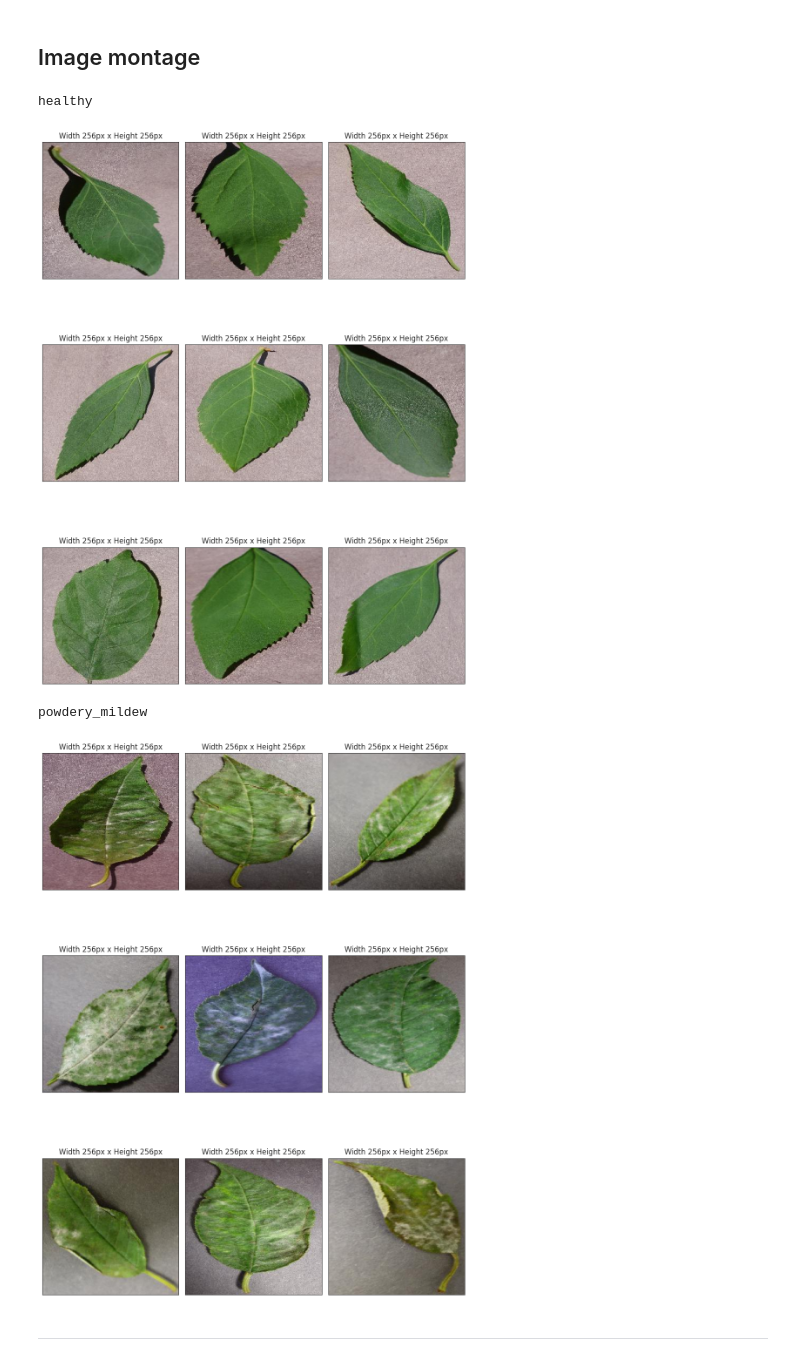
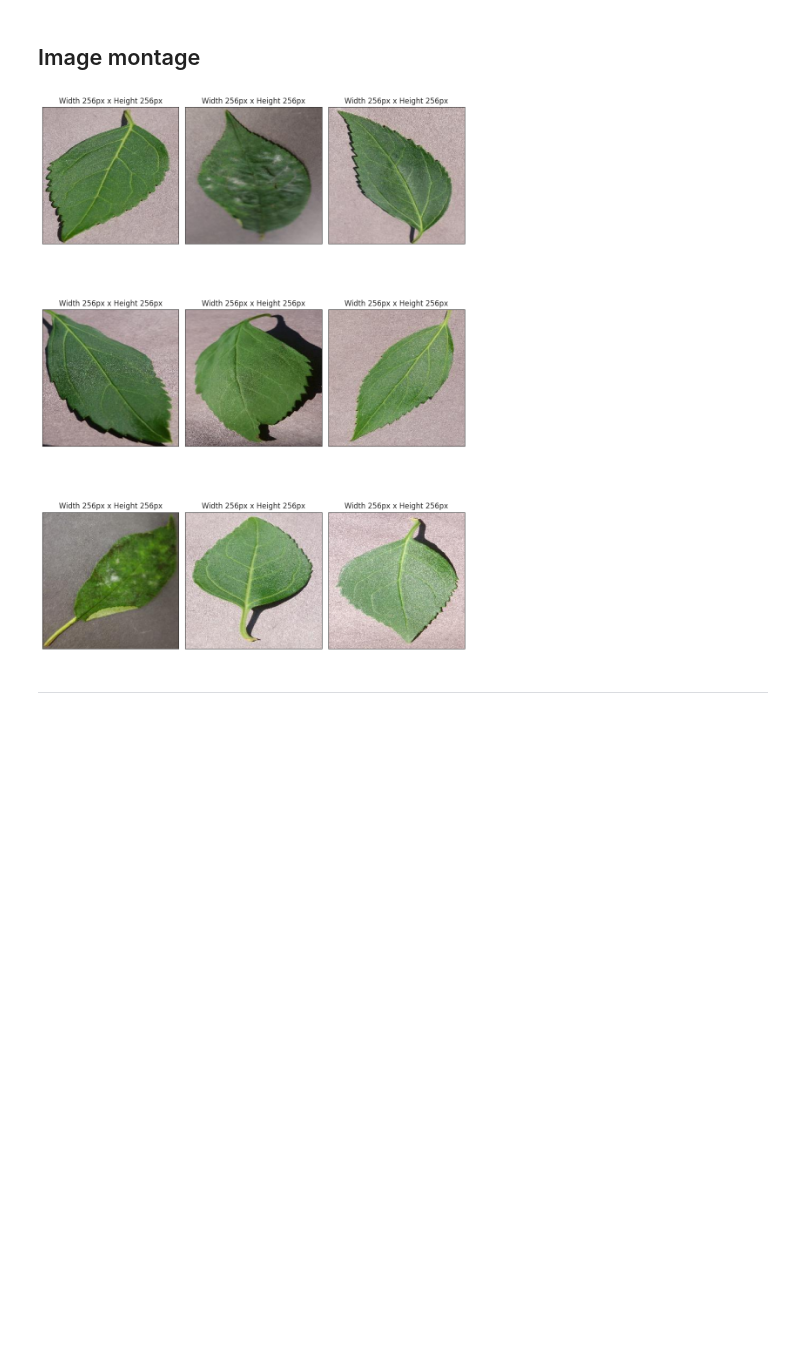
Before and after one commit to idamariasofie/mildew-detection, a Jupyter notebook: jupyter_notebooks/DataVisualization.ipynb, the cells around one changed output. Saved outputs shown, nothing was run; the diff lists cells and outputs as text; code cells hidden in the pictures; blank space fills up the shorter version.

Commit message:
update image_montage

```diff
--- a/jupyter_notebooks/DataVisualization.ipynb
+++ b/jupyter_notebooks/DataVisualization.ipynb
@@ -320,13 +320,13 @@ Clipping input data to the valid range for imshow with RGB data ([0..1] for floa
 # %% [markdown]
 ## Image montage
 # %%
-def image_montage(train_df, label_to_display, nrows, ncols, figsize=(15, 10)):
+def image_montage(train_df, labels_to_display, nrows, ncols, figsize=(15, 10)):
     """
-    Create a montage of images for a specified label from the train DataFrame.
+    Create a montage of images for specified labels from the train DataFrame.
 
     Parameters:
         train_df (pd.DataFrame): DataFrame containing image paths and labels.
-        label_to_display (str): The label for which to create the montage.
+        labels_to_display (list): List of labels for which to create the montage.
         nrows (int): Number of rows in the montage grid.
         ncols (int): Number of columns in the montage grid.
         figsize (tuple, optional): Size of the figure. Defaults to (15, 10).
@@ -334,50 +334,50 @@ def image_montage(train_df, label_to_display, nrows, ncols, figsize=(15, 10)):
     Returns:
         None
     """
-    # Filter train_df for the specified label
-    images_list = train_df[train_df['label'] == label_to_display]['file'].tolist()
+    # Create a list to store images for the specified labels
+    images_list = []
+
+    # Iterate through each label in the list
+    for label in labels_to_display:
+        # Filter train_df for the specified label
+        images_list.extend(train_df[train_df['label'] == label]['file'].tolist())
 
     # Check if there are enough images for the montage
     if nrows * ncols < len(images_list):
         img_idx = random.sample(images_list, nrows * ncols)
     else:
         print(
             f"Decrease nrows or ncols to create your montage. \n"
             f"There are {len(images_list)} in your subset. "
             f"You requested a montage with {nrows * ncols} spaces")
         return
 
     # Create a list of axes indices based on nrows and ncols
     list_rows = range(0, nrows)
     list_cols = range(0, ncols)
     plot_idx = list(itertools.product(list_rows, list_cols))
 
     # Create a Figure and display images
     fig, axes = plt.subplots(nrows=nrows, ncols=ncols, figsize=figsize)
     for x in range(0, nrows * ncols):
         img = imread(img_idx[x])
         img_shape = img.shape
         axes[plot_idx[x][0], plot_idx[x][1]].imshow(img)
         axes[plot_idx[x][0], plot_idx[x][1]].set_title(
             f"Width {img_shape[1]}px x Height {img_shape[0]}px")
         axes[plot_idx[x][0], plot_idx[x][1]].set_xticks([])
         axes[plot_idx[x][0], plot_idx[x][1]].set_yticks([])
     plt.tight_layout()
     plt.show()
 
-# Call image_montage for each label in train_df
-for label in train_df['label'].unique():
-    print(label)
-    image_montage(train_df=train_df,
-                  label_to_display=label,
-                  nrows=3, ncols=3,
-                  figsize=(10, 15)
-                  )
-    print("\n")
+# Call image_montage for the specified labels in train_df
+labels_to_display = ['healthy', 'powdery_mildew']
+image_montage(train_df=train_df,
+              labels_to_display=labels_to_display,
+              nrows=3, ncols=3,
+              figsize=(10, 15)
+              )
 # %% [output]
-healthy
-[figure, old version]
+[figure, new version]
-powdery_mildew
-[figure, removed]
 # %% [markdown]
 ---
```
